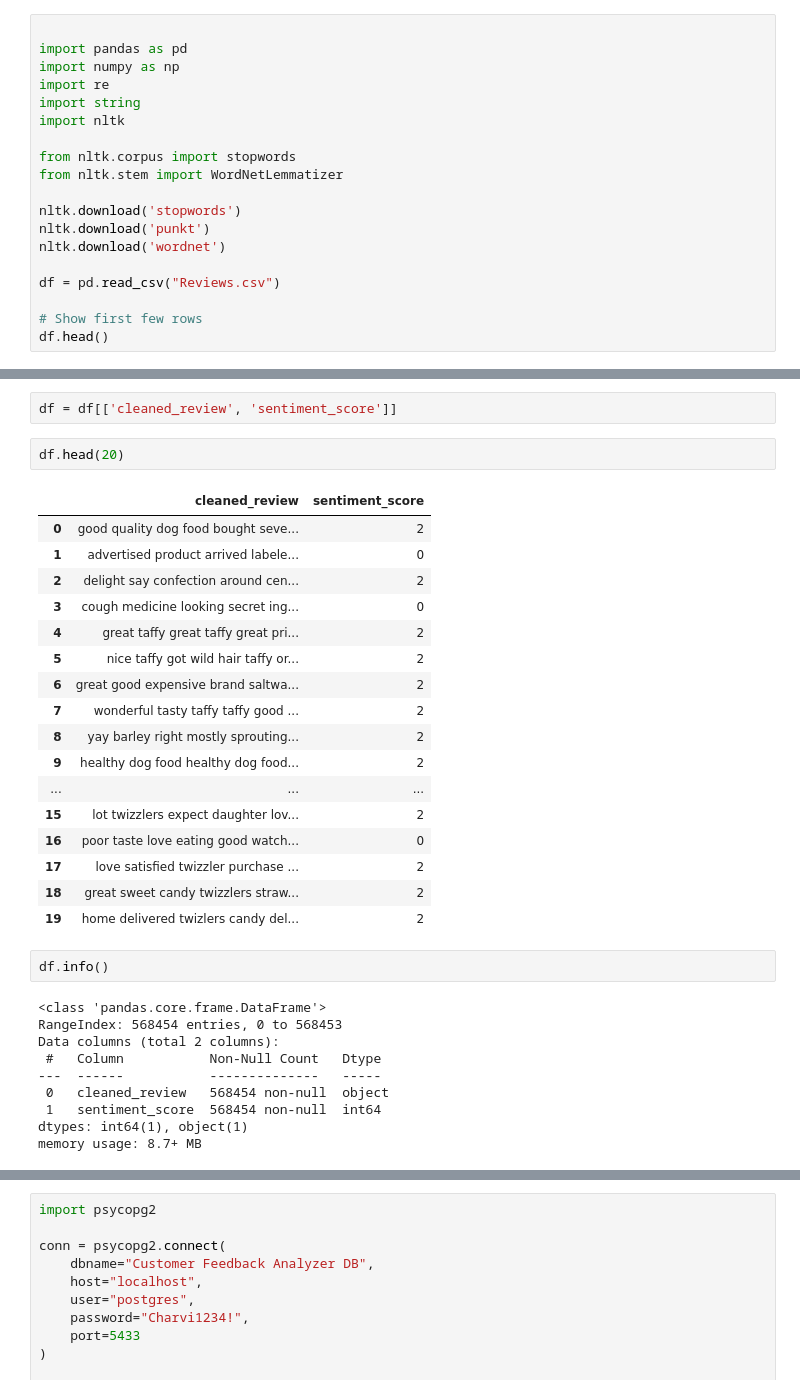
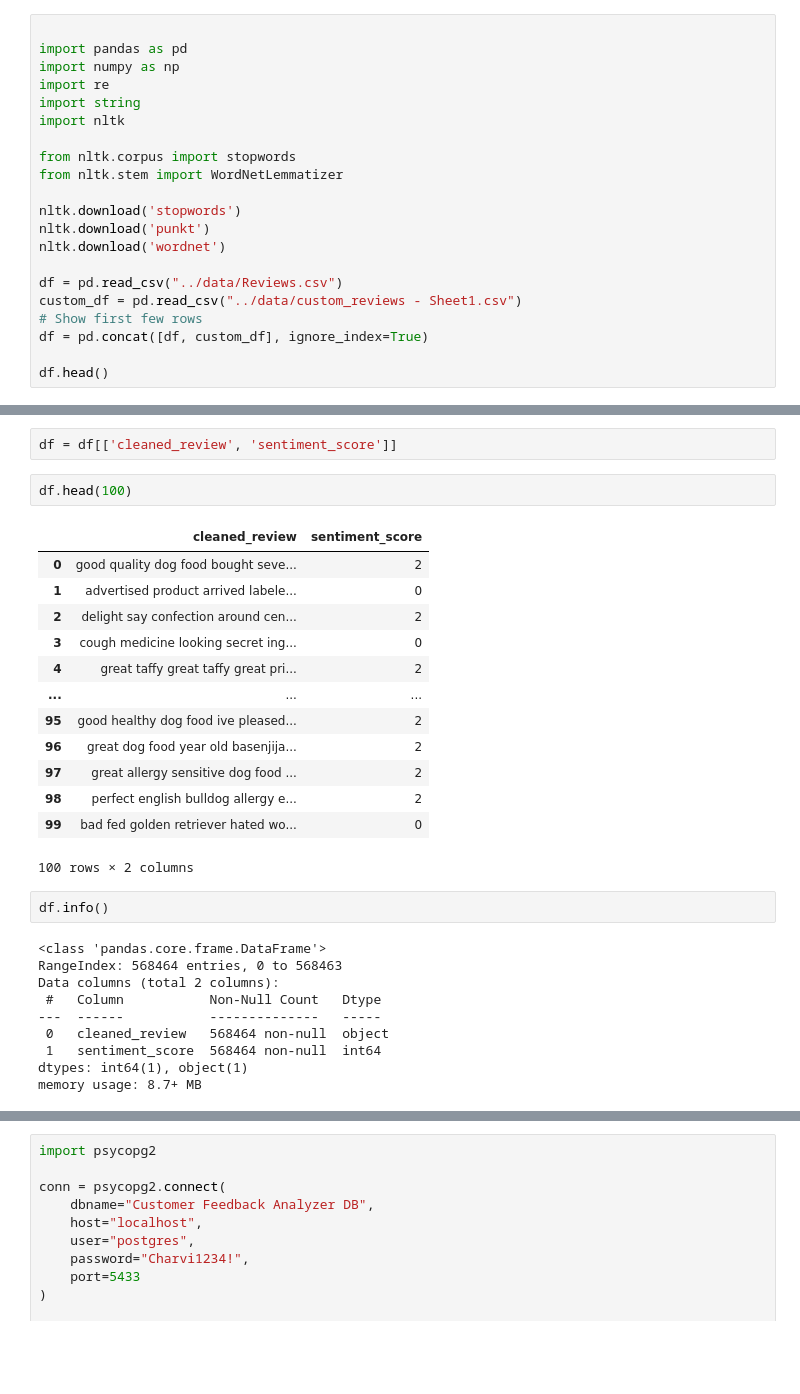
Before and after one commit to charvimaurya/Customer-Feedback-Analyzer, a Jupyter notebook: notebooks/customer_analyzer_preprocessing.ipynb, the cells around one changed output, grey strips where cells are left out. Saved outputs shown, nothing was run; the diff lists cells and outputs as text; blank space fills up the shorter version.

```diff
--- a/notebooks/customer_analyzer_preprocessing.ipynb
+++ b/notebooks/customer_analyzer_preprocessing.ipynb
@@ -13,8 +13,10 @@ nltk.download('stopwords')
 nltk.download('punkt')
 nltk.download('wordnet')
 
-df = pd.read_csv("Reviews.csv")
+df = pd.read_csv("../data/Reviews.csv")
+custom_df = pd.read_csv("../data/custom_reviews - Sheet1.csv")
+# Show first few rows
+df = pd.concat([df, custom_df], ignore_index=True)
 
-# Show first few rows
 df.head()
 # %% [output]
@@ -101,34 +105,30 @@ df.head()
 # %%
 df = df[['cleaned_review', 'sentiment_score']]
 # %%
-df.head(20)
+df.head(100)
 # %% [output]
 |  | cleaned_review | sentiment_score |
 | 0 | good quality dog food bought seve... | 2 |
 | 1 | advertised product arrived labele... | 0 |
 | 2 | delight say confection around cen... | 2 |
 | 3 | cough medicine looking secret ing... | 0 |
 | 4 | great taffy great taffy great pri... | 2 |
-| 5 | nice taffy got wild hair taffy or... | 2 |
-| 6 | great good expensive brand saltwa... | 2 |
-| 7 | wonderful tasty taffy taffy good ... | 2 |
-| 8 | yay barley right mostly sprouting... | 2 |
-| 9 | healthy dog food healthy dog food... | 2 |
 | ... | ... | ... |
-| 15 | lot twizzlers expect daughter lov... | 2 |
-| 16 | poor taste love eating good watch... | 0 |
-| 17 | love satisfied twizzler purchase ... | 2 |
-| 18 | great sweet candy twizzlers straw... | 2 |
-| 19 | home delivered twizlers candy del... | 2 |
+| 95 | good healthy dog food ive pleased... | 2 |
+| 96 | great dog food year old basenjija... | 2 |
+| 97 | great allergy sensitive dog food ... | 2 |
+| 98 | perfect english bulldog allergy e... | 2 |
+| 99 | bad fed golden retriever hated wo... | 0 |
+100 rows × 2 columns
 # %%
 df.info()
 # %% [output]
 <class 'pandas.core.frame.DataFrame'>
-RangeIndex: 568454 entries, 0 to 568453
+RangeIndex: 568464 entries, 0 to 568463
 Data columns (total 2 columns):
  #   Column           Non-Null Count   Dtype
 ---  ------           --------------   -----
- 0   cleaned_review   568454 non-null  object
- 1   sentiment_score  568454 non-null  int64
+ 0   cleaned_review   568464 non-null  object
+ 1   sentiment_score  568464 non-null  int64
 dtypes: int64(1), object(1)
 memory usage: 8.7+ MB
```
Also changed, not shown: parts of 10 cells of this notebook, 9 other files.
